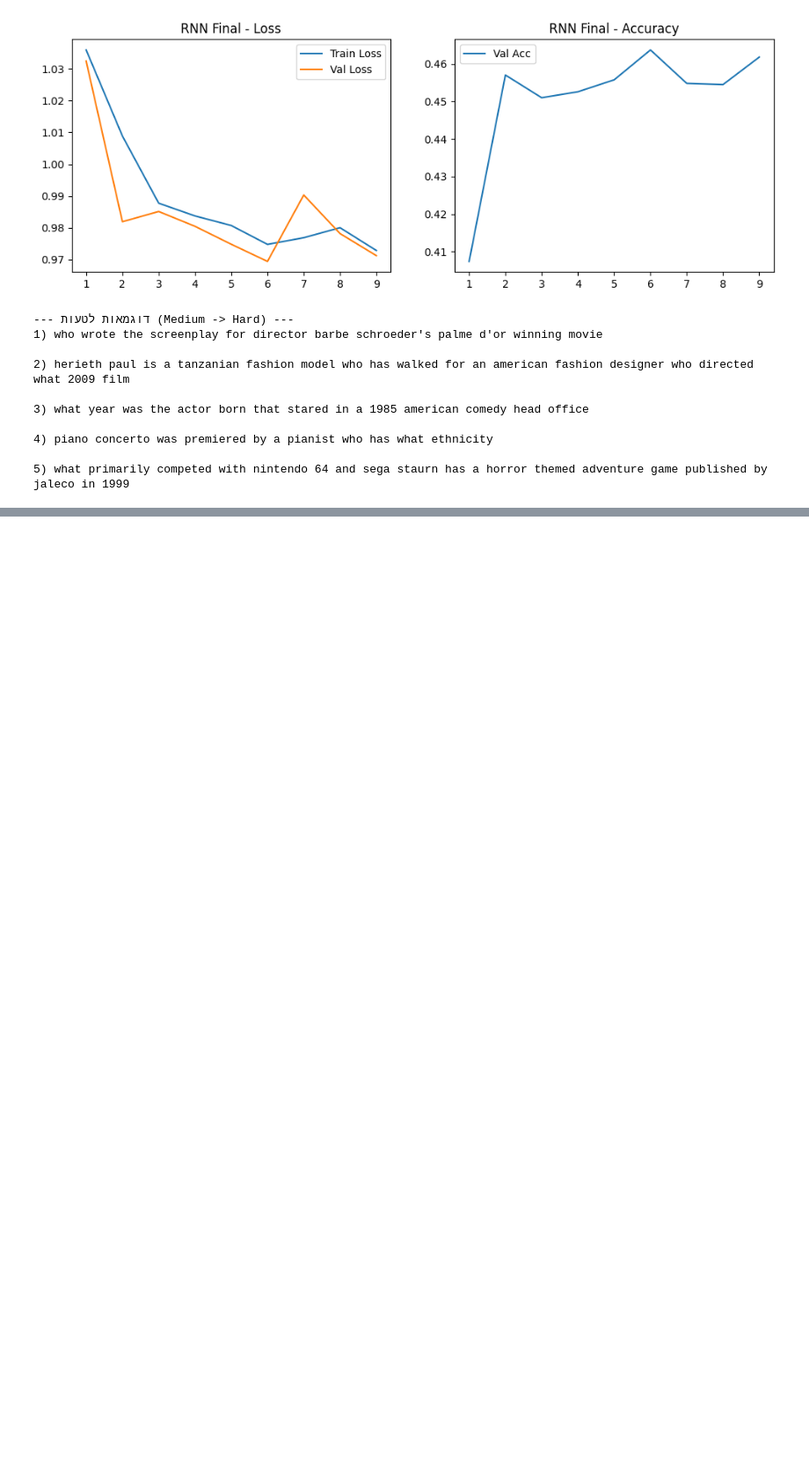
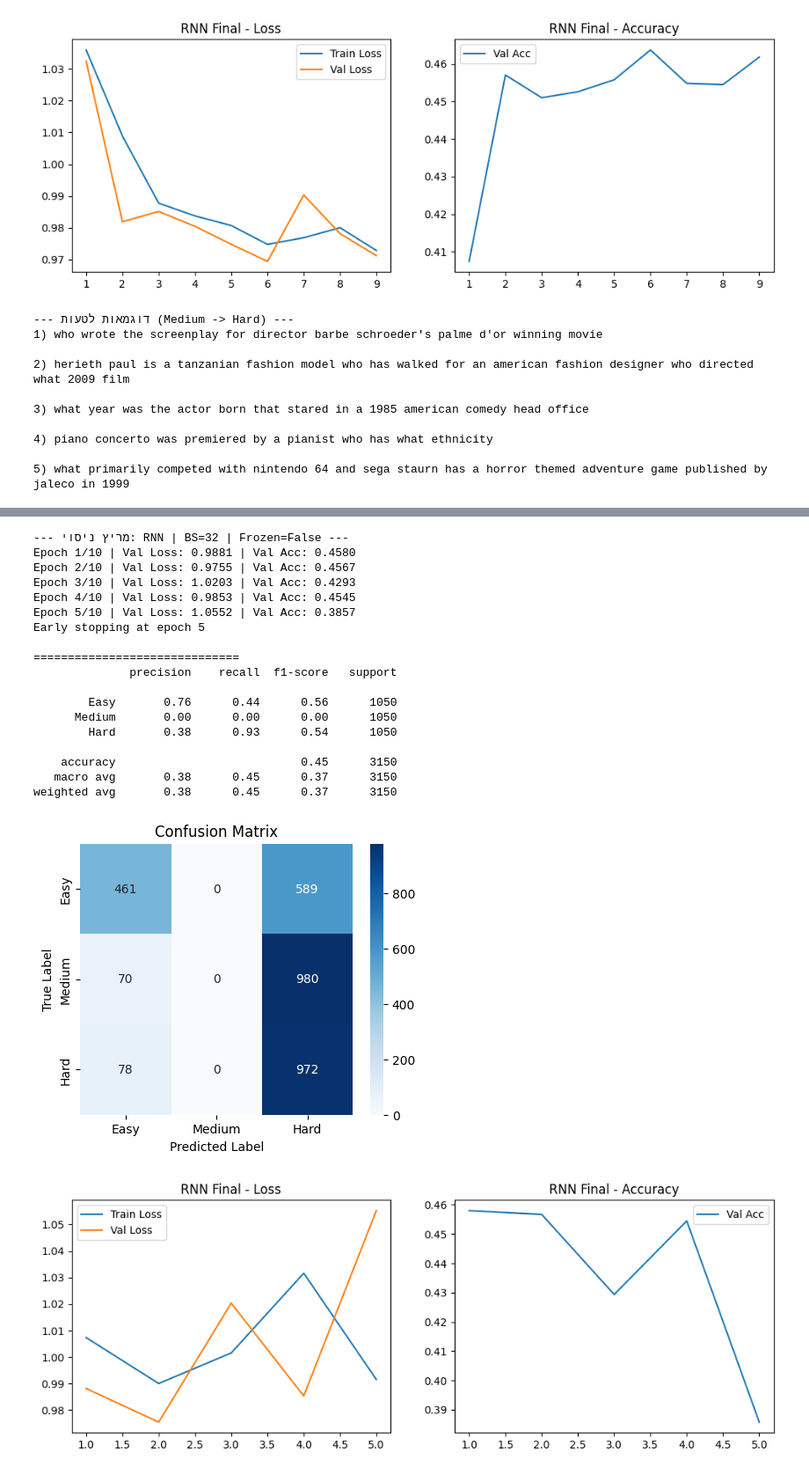
Before and after one commit to eliyahuav/NLP-project, a Jupyter notebook: PART5_Deep Learning for Text Classification.ipynb, the cells around one changed output, grey strips where cells are left out. Shown at 88% size. Cells and saved outputs as stored; diff of their text form; code cells hidden in the pictures; blank space fills up the shorter version.

```diff
--- a/PART5_Deep Learning for Text Classification.ipynb
+++ b/PART5_Deep Learning for Text Classification.ipynb
@@ -639,0 +720,77 @@ weighted avg       0.49      0.45      0.38      3150
+# %%
+# ==========================================
+# 2. הגדרות והרצת הניסוי (מעודכן עם Batch Size)
+# ==========================================
+
+# --- כאן את משנה את ההיפר-פרמטרים ---
+MODEL_TYPE = 'RNN'
+IS_BIDIRECTIONAL = False
+DROPOUT_P = 0.0
+LEARNING_RATE = 0.0005
+BATCH_SIZE = 32
+EPOCHS = 10
+HIDDEN_DIM = 128
+N_LAYERS = 1
+PATIENCE = 3
+IS_FROZEN = False          # הקפאת ה-Embedding כפי שביקשת
+label_map = {0: 'Easy', 1: 'Medium', 2: 'Hard'}
+
+# 1. הגדרה מחדש של ה-Loaders עם ה-Batch Size החדש
+# (זה הכרחי כדי שהשינוי ב-Batch Size באמת יקרה)
+from torch.utils.data import DataLoader
+
+train_loader = DataLoader(train_ds, batch_size=BATCH_SIZE, shuffle=True)
+val_loader = DataLoader(val_ds, batch_size=BATCH_SIZE)
+test_loader = DataLoader(test_ds, batch_size=BATCH_SIZE)
+
+# 2. בניית המודל
+model_experiment = FlexibleModel(
+    vocab_size=36543,
+    embed_dim=100,
+    hidden_dim=HIDDEN_DIM,
+    output_dim=3,
+    n_layers=N_LAYERS,
+    model_type=MODEL_TYPE,
+    bidirectional=IS_BIDIRECTIONAL,
+    embedding_matrix=EMBED_MAT if 'EMBED_MAT' in locals() else None,
+    is_frozen=IS_FROZEN,
+    dropout_p=DROPOUT_P
+).to(device)
+
+print(f"--- מריץ ניסוי: {MODEL_TYPE} | BS={BATCH_SIZE} | Frozen={IS_FROZEN} ---")
+
+# 3. הרצת האימון
+history = run_experiment(
+    model_experiment,
+    train_loader,
+    val_loader,
+    epochs=EPOCHS,
+    lr=LEARNING_RATE,
+    patience=PATIENCE
+)
+
+# 4. הצגת תוצאות, מטריצת בלבול וטעויות
+print_evaluation_section_c(model_experiment, test_loader)
+plot_training_history(history, model_name=f"{MODEL_TYPE} Final")
+print_misclassifications(model_experiment, test_loader, device, tokenizer, label_map)
+# %% [output]
+--- מריץ ניסוי: RNN | BS=32 | Frozen=False ---
+Epoch 1/10 | Val Loss: 0.9881 | Val Acc: 0.4580
+Epoch 2/10 | Val Loss: 0.9755 | Val Acc: 0.4567
+Epoch 3/10 | Val Loss: 1.0203 | Val Acc: 0.4293
+Epoch 4/10 | Val Loss: 0.9853 | Val Acc: 0.4545
+Epoch 5/10 | Val Loss: 1.0552 | Val Acc: 0.3857
+Early stopping at epoch 5
+
+==============================
+              precision    recall  f1-score   support
+
+        Easy       0.76      0.44      0.56      1050
+      Medium       0.00      0.00      0.00      1050
+        Hard       0.38      0.93      0.54      1050
+
+    accuracy                           0.45      3150
+   macro avg       0.38      0.45      0.37      3150
+weighted avg       0.38      0.45      0.37      3150
+[figure, added]
+[figure, added]
```
Also changed, not shown: parts of 5 cells of this notebook.
